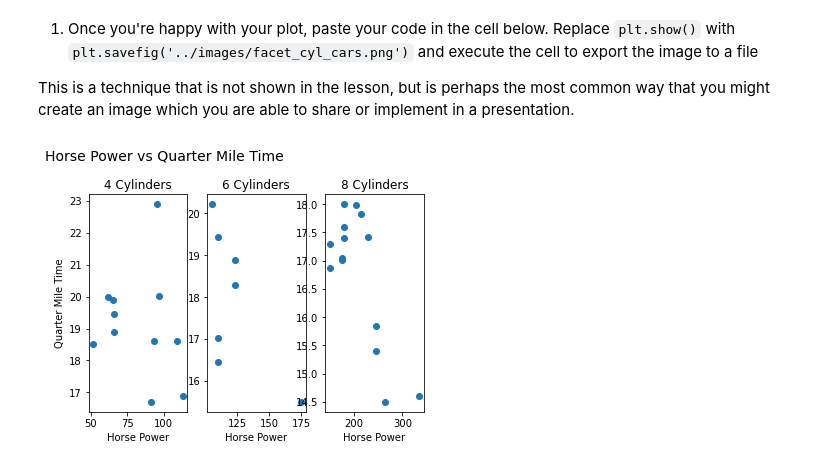
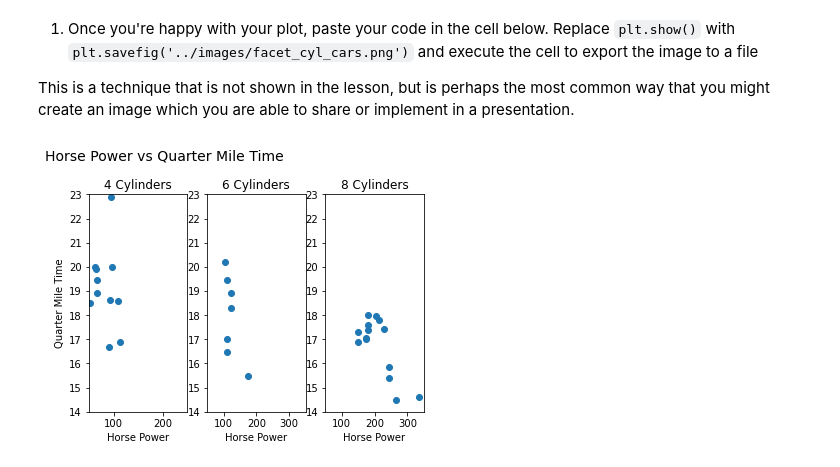
Before and after one commit to sashasabater/ds-precourse-faceting, a Jupyter notebook: notebooks/faceting.ipynb, the cells around one changed output. Drawn from its saved outputs; the diff is of its cells as text; code cells hidden in the pictures.

```diff
--- a/notebooks/faceting.ipynb
+++ b/notebooks/faceting.ipynb
@@ -207,28 +214,34 @@ This is a technique that is not shown in the lesson, but is perhaps the most com
 # %%
 four_cyl = cars_data[cars_data['cyl'] == 4]
 six_cyl = cars_data[cars_data['cyl'] == 6]
 eight_cyl = cars_data[cars_data['cyl'] == 8]
 
 plt.figure()
 plt.figtext(.3, 1, 'Horse Power vs Quarter Mile Time', ha='center', fontsize=14)
 
 plt.subplot(1, 3, 1)
 plt.title('4 Cylinders')
 plt.scatter(four_cyl['hp'], four_cyl['qsec'])
 plt.xlabel('Horse Power')
 plt.ylabel('Quarter Mile Time')
+plt.xlim(50, 250)
+plt.ylim(14, 23)
 
 plt.subplot(1, 3, 2)
 plt.title('6 Cylinders')
 plt.scatter(six_cyl['hp'], six_cyl['qsec'])
 plt.xlabel('Horse Power')
+plt.xlim(50, 350)
+plt.ylim(14, 23)
 
 
 plt.subplot(1, 3, 3)
 plt.title('8 Cylinders')
 plt.scatter(eight_cyl['hp'], eight_cyl['qsec'])
 plt.xlabel('Horse Power')
+plt.xlim(50, 350)
+plt.ylim(14, 23)
 
 plt.savefig('../images/facet_cyl_cars.png')
 # %% [output]
-[figure, old version]
+[figure, new version]
```
Also changed, not shown: parts of 3 cells of this notebook, 2 other files.
